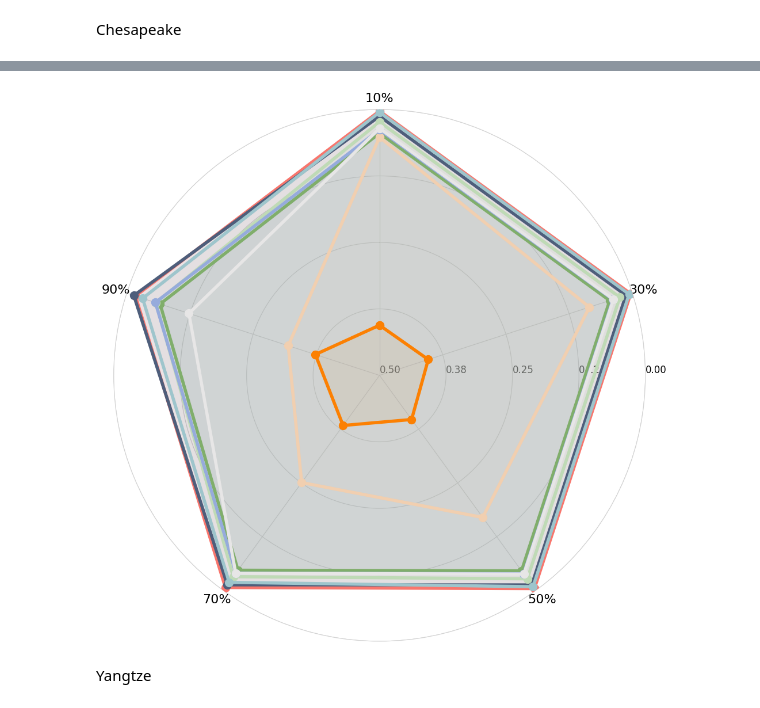
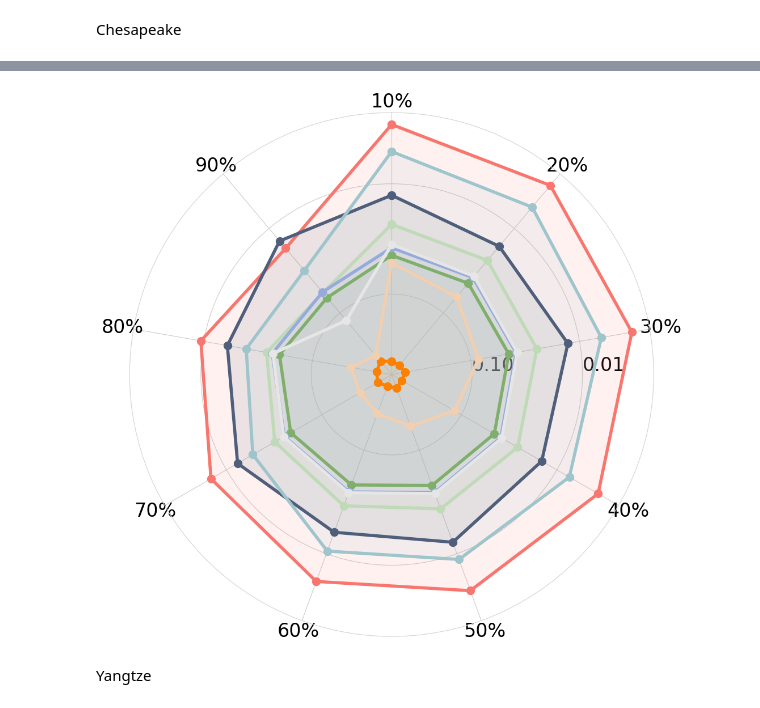
Before and after one commit to YangLabHKUST/STIMP, a Jupyter notebook: visualization/overall_performance.ipynb, the cells around one changed output, grey strips where cells are left out. Saved outputs shown, nothing was run; the diff lists cells and outputs as text; code cells hidden in the pictures.

Commit message:
visualization

```diff
--- a/visualization/overall_performance.ipynb
+++ b/visualization/overall_performance.ipynb
@@ -512,17 +351,17 @@ import matplotlib.pyplot as plt
 import requests
 import matplotlib.ticker as mtick
 
-metrics = ["10%", "30%", "50%", "70%", "90%"]
+metrics = ["10%", "20%", "30%", "40%", "50%", "60%", "70%", "80%", "90%"]
 value = np.array([
-                  [0.0029, 0.0033, 0.0044, 0.0069, 0.0172],
-                  [0.4057, 0.4036, 0.3974, 0.3835, 0.3731],
-                  [0.0445, 0.0448, 0.0456, 0.0471, 0.0660],
-                  [0.0127, 0.0128, 0.0129, 0.0131, 0.0141],
-                  [0.0521, 0.0850, 0.1698, 0.2508, 0.3194],
-                  [0.0233, 0.0247, 0.0271, 0.0321, 0.0577],
-                  [0.0051, 0.0063, 0.0088, 0.0189, 0.0315],
-                  [0.0380, 0.0384, 0.0389, 0.0404, 0.0567],
-                  [0.0355, 0.0374, 0.0381, 0.0398, 0.1230]])
+                  [0.0029, 0.0031, 0.0033, 0.0037, 0.0044, 0.0054, 0.0069, 0.0094, 0.0172],
+                  [0.4057, 0.4180, 0.4036, 0.4176, 0.3974, 0.4142, 0.3835, 0.3903, 0.3731],
+                  [0.0445, 0.0446, 0.0448, 0.0451, 0.0456, 0.0461, 0.0471, 0.0498, 0.0660],
+                  [0.0127, 0.0163, 0.0128, 0.0144, 0.0129, 0.0161, 0.0131, 0.0165, 0.0141],
+                  [0.0521, 0.0648, 0.0850, 0.1184, 0.1698, 0.2251, 0.2508, 0.2251, 0.3194],
+                  [0.0233, 0.0239, 0.0247, 0.0257, 0.0271, 0.0290, 0.0321, 0.0379, 0.0577],
+                  [0.0051, 0.0056, 0.0063, 0.0074, 0.0088, 0.0106, 0.0189, 0.0246, 0.0315],
+                  [0.0380, 0.0382, 0.0384, 0.0386, 0.0389, 0.0395, 0.0404, 0.0427, 0.0567],
+                  [0.0355, 0.0369, 0.0374, 0.0377, 0.0381, 0.0387, 0.0398, 0.0433, 0.1230]])
 
 
 # Function
@@ -534,36 +373,37 @@ def plot_radar_chart(data, methods, title, metrics):
     fig, ax = plt.subplots(figsize=(12, 12), subplot_kw={"projection": "polar"})
 
     ax.set_title(title, y=1.15, fontsize=20)
     ax.set_theta_zero_location("N")
     ax.set_theta_direction(-1)
     ax.set_rlabel_position(90)
 
     ax.spines["polar"].set_zorder(1)
     ax.spines["polar"].set_color("lightgrey")
 
     color_palette = ["#F8766D", "#FC8002","#80AE6B", "#4E5E7B",  "#F1CFB0", "#BFDAB6", "#9EC5CC", "#96ABDC","#E7E6E6"]
 
     for i in range(data.shape[0]):
         values = data[i]
         values = np.concatenate([values, values[0][np.newaxis]], 0)
         ax.plot(theta, values, linewidth=4, linestyle="solid", label=methods[i], marker='o', markersize=10,color=color_palette[i%len(color_palette)])
         ax.fill(theta, values, alpha=0.10, color=color_palette[i % len(color_palette)])
 
 
-    plt.yticks(np.linspace(0.5, 0, 5), np.linspace(0.5, 0, 5).tolist(), color="black", size=12)
-    plt.xticks(theta[:-1], metrics, color="black", size=16)
+    plt.yticks(np.linspace(0.5, 0, 5), np.linspace(0.5, 0, 5).tolist(), color="black", size=24)
+    plt.xticks(theta[:-1], metrics, color="black", size=24)
+    ax.set_yscale("log")
     ax.yaxis.set_inverted(True)
     ax.yaxis.set_major_formatter(mtick.FormatStrFormatter('%.2f'))
     # plt.legend(loc="upper right", bbox_to_anchor=(1.3, 1.1))
     # plt.legend(loc="upper right", bbox_to_anchor=(1.05,1.05))
 
     return fig
 
 # Plot
 fig = plot_radar_chart(value, methods, title="", metrics=metrics)
 plt.show()
 # %% [output]
-[figure, old version]
+[figure, new version]
 # %% [markdown]
 Yangtze
 # %%
```
Also changed, not shown: parts of 11 cells of this notebook.
